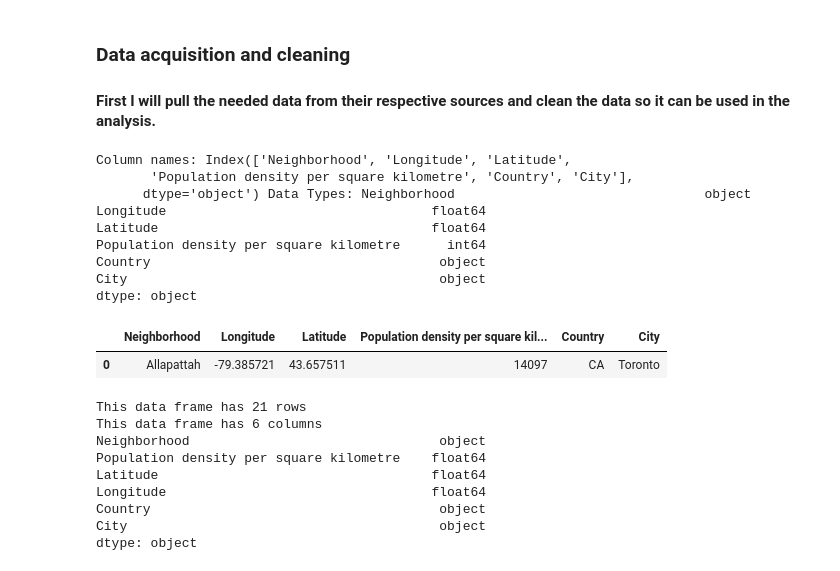
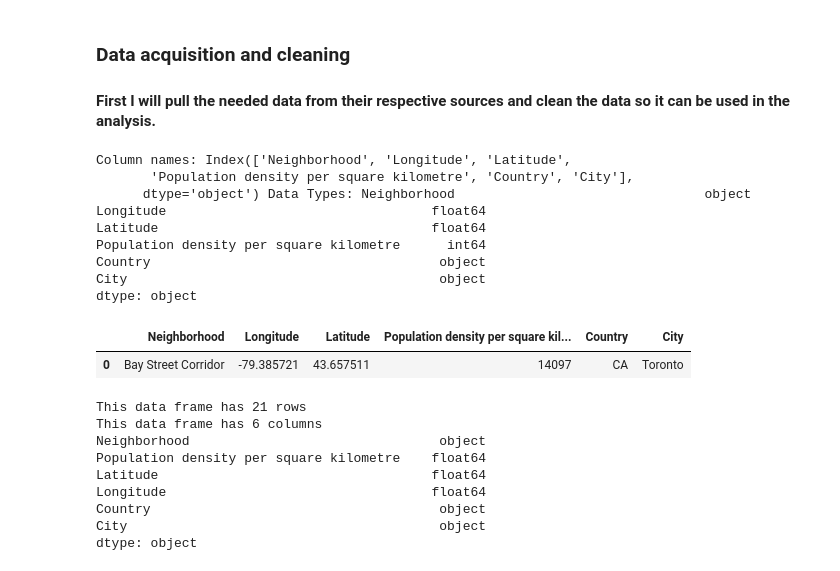
Before and after one commit to kalib333/Coursera_Capstone, a Jupyter notebook: Benavides Capstone Project Notebook.ipynb, the cells around one changed output. Saved outputs shown, nothing was run; the diff lists cells and outputs as text; code cells hidden in the pictures.

```diff
--- a/Benavides Capstone Project Notebook.ipynb
+++ b/Benavides Capstone Project Notebook.ipynb
@@ -50,35 +50,35 @@ Libraries imported.
 # %%
 # First we will gather neighborhood data for Toronto, CA
 
 #Neighborhood data is sourced from https://open.toronto.ca/dataset/neighbourhoods/
 #Contains Toronto neighborhood Bay Street Corridor's GPS coordinates and Population density
 #Pull csv file from Github repository
 url='https://github.com/kalib333/Coursera_Capstone/blob/master/Toronto%20Neighbourhoods.csv?raw=true'
 df_CA = pd.read_csv(url, encoding="utf-8", engine='python',sep=';')
 #Rename Lat/Long columns to not be all capital letters
 df_CA.rename(columns={'LONGITUDE':'Longitude', 'LATITUDE':'Latitude'}, inplace=True)
 
 #Add in Country and City Data
 df_CA['Country']='CA'
 df_CA['City']='Toronto'
 
-df_CA['Neighborhood'] = df_Miami['Neighborhood'].astype(str)
+df_CA['Neighborhood'] = df_CA['Neighborhood'].astype(str)
 
 
 print('Column names:',df_CA.columns,'Data Types:',df_CA.dtypes)
 df_CA
 # %% [output]
 Column names: Index(['Neighborhood', 'Longitude', 'Latitude',
        'Population density per square kilometre', 'Country', 'City'],
       dtype='object') Data Types: Neighborhood                                object
 Longitude                                  float64
 Latitude                                   float64
 Population density per square kilometre      int64
 Country                                     object
 City                                        object
 dtype: object
 |  | Neighborhood | Longitude | Latitude | Population density per square kil... | Country | City |
-| 0 | Allapattah | -79.385721 | 43.657511 | 14097 | CA | Toronto |
+| 0 | Bay Street Corridor | -79.385721 | 43.657511 | 14097 | CA | Toronto |
 # %%
 #Now gather neighborhood data for Miami
 #Scrape data from wikipedia page
```
